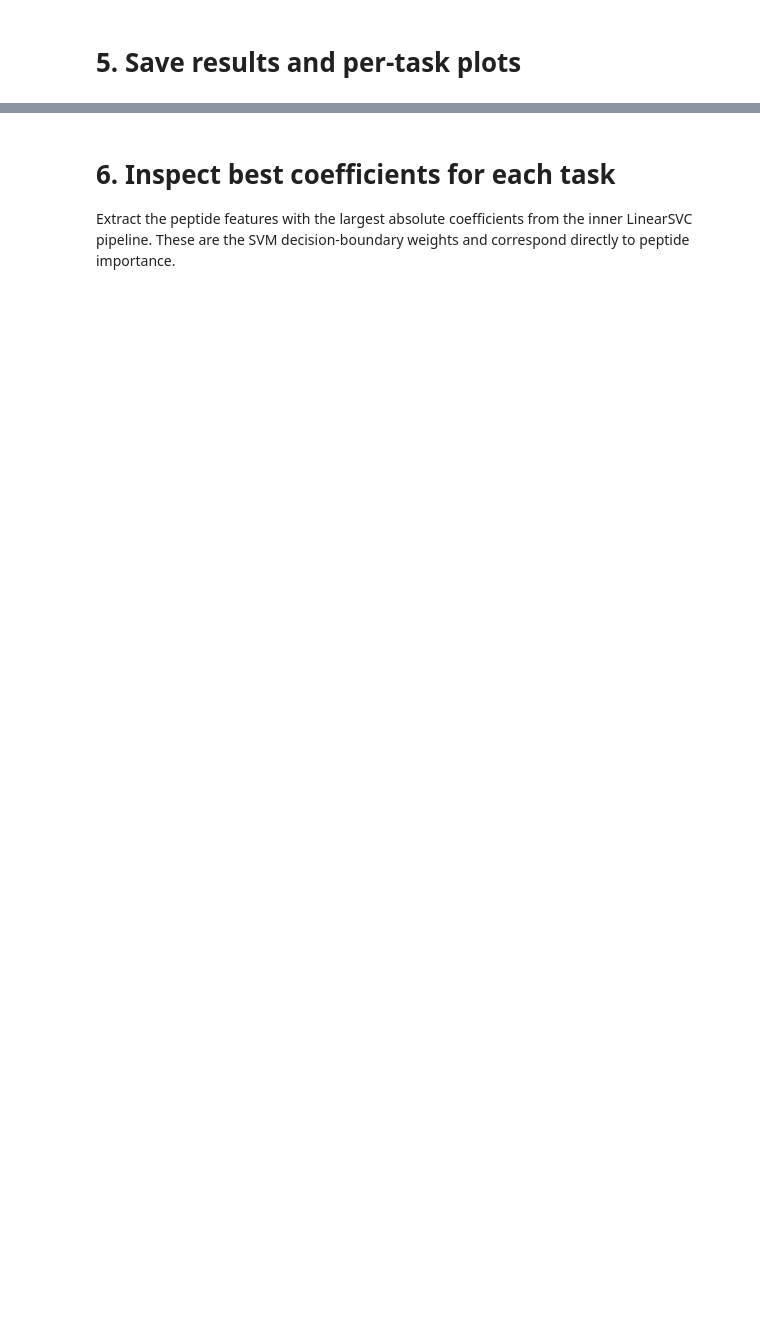
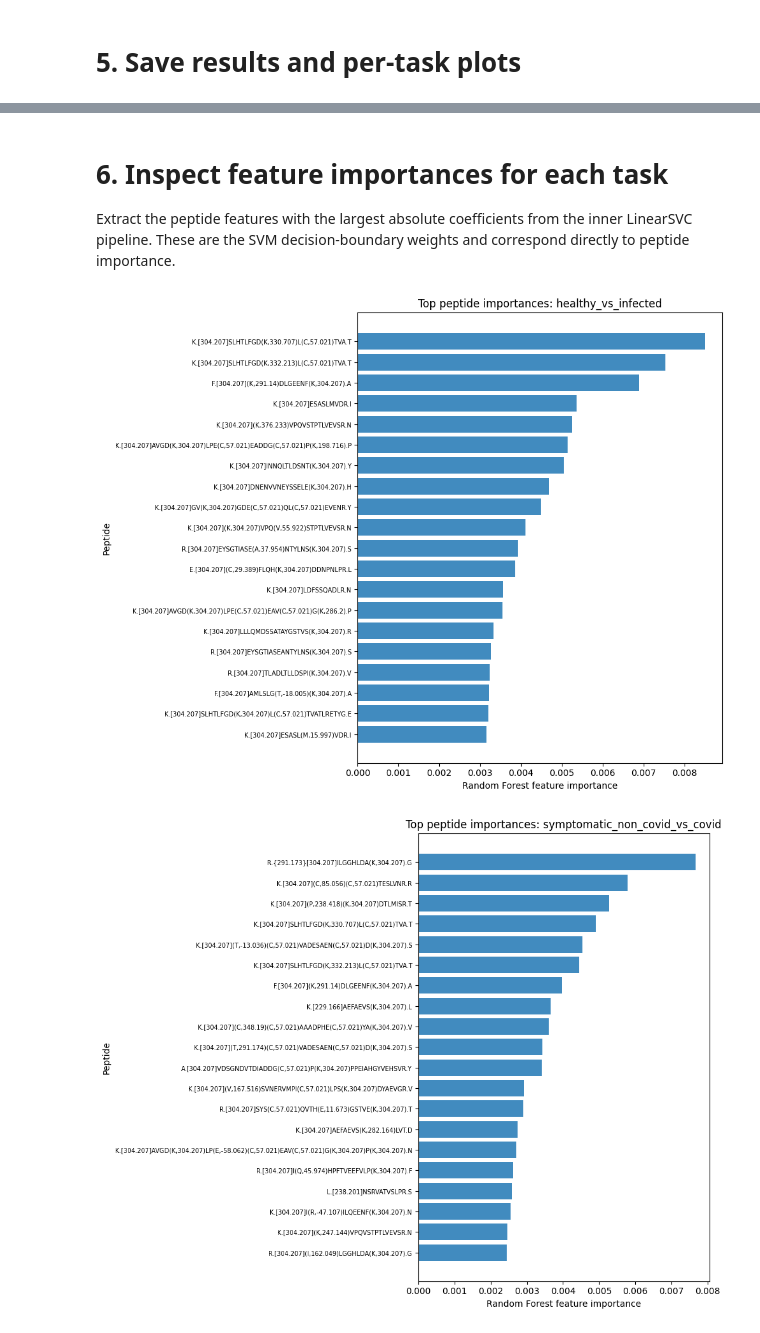
Before and after one commit to Syu125/cse291-project, a Jupyter notebook: random_forest.ipynb, the cells around one changed output, grey strips where cells are left out. Cells and saved outputs as stored; diff of their text form; code cells hidden in the pictures; blank space fills up the shorter version.

```diff
--- a/random_forest.ipynb
+++ b/random_forest.ipynb
@@ -381,5 +392,5 @@ Saved combined results table to: /content/drive/MyDrive/UCSD_class/cse291-projec
 # %% [markdown]
-# 6. Inspect best coefficients for each task
+# 6. Inspect feature importances for each task
 
 Extract the peptide features with the largest absolute coefficients from the inner LinearSVC pipeline. These are the SVM decision-boundary weights and correspond directly to peptide importance.
 # %%
@@ -388,15 +399,14 @@ importance_tables = {}
 for task_name, data in task_data.items():
     pipeline = final_pipelines[task_name]
 
-    selector = pipeline.named_steps["select"]
     rf_model = pipeline.named_steps["model"]
 
-    selected_feature_names = data["X_train"].columns[selector.get_support()]
+    feature_names = data["X_train"].columns
     importances = rf_model.feature_importances_
 
     importance_df = pd.DataFrame({
         "task": task_name,
-        "peptide": selected_feature_names,
+        "peptide": feature_names,
         "importance": importances,
     })
 
@@ -408,30 +418,33 @@ for task_name, data in task_data.items():
     importance_tables[task_name] = importance_df
 
     task_dir = data["dir"]
     importance_df.to_csv(task_dir / "random_forest_feature_importance.csv", index=False)
 
     top_plot_df = importance_df.head(20).sort_values("importance")
 
     fig, ax = plt.subplots(figsize=(10, 8))
     ax.barh(top_plot_df["peptide"], top_plot_df["importance"], alpha=0.85)
 
     ax.set_xlabel("Random Forest feature importance")
     ax.set_ylabel("Peptide")
     ax.set_title(f"Top peptide importances: {task_name}")
     ax.tick_params(axis="y", labelsize=7)
 
     plt.tight_layout()
     fig.savefig(
         task_dir / "random_forest_feature_importance.png",
         dpi=300,
         bbox_inches="tight",
         facecolor="white",
         edgecolor="white",
     )
     plt.show()
 
 
 print("Top 5 peptides per task:")
 for task_name, importance_df in importance_tables.items():
     print(f"\n{task_name}")
     print(importance_df[["peptide", "importance"]].head(5).to_string(index=False))
+# %% [output]
+[figure, added]
+[figure, added]
```
Also changed, not shown: parts of 8 cells of this notebook, 16 other files.
